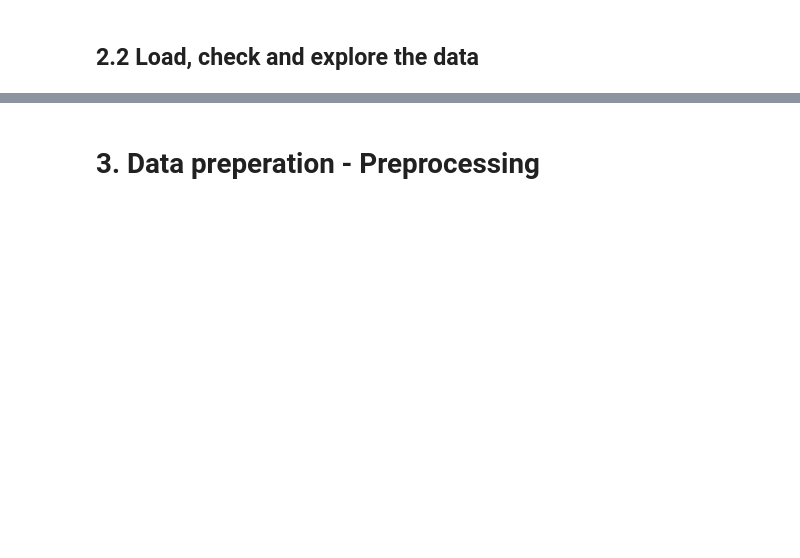
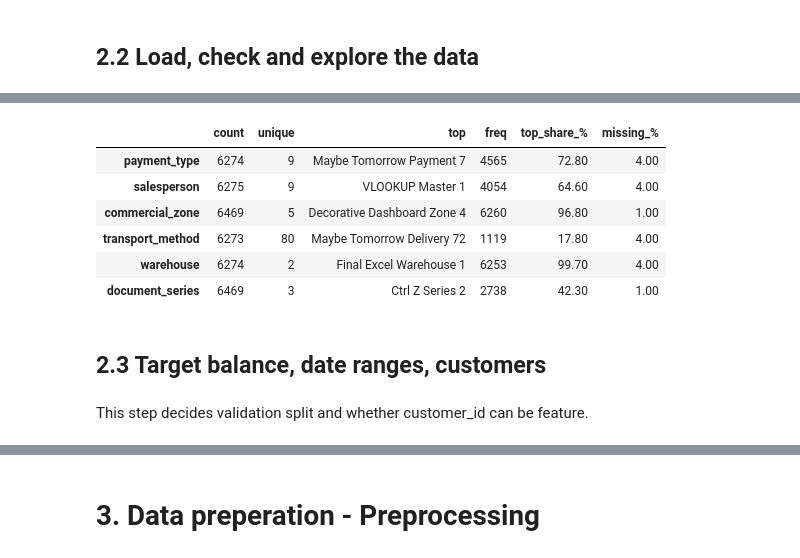
Before and after one commit to EduardoFDuarte/machine_learning_202627, a Jupyter notebook: notebooks/Mark_V1.ipynb, the cells around one changed output, grey strips where cells are left out. Saved outputs shown, nothing was run; the diff lists cells and outputs as text; code cells hidden in the pictures; blank space fills up the shorter version.

```diff
--- a/notebooks/Mark_V1.ipynb
+++ b/notebooks/Mark_V1.ipynb
@@ -65,0 +205,23 @@ clientes = pd.read_csv("../data/clientes.csv")
+# %%
+# count, unique levels, most frequent, top % and missing %
+cat_summary = train[CAT_COLS].describe().T
+
+# Share of the most frequent level among the non-missing rows
+cat_summary["top_share_%"] = (cat_summary["freq"] / cat_summary["count"] * 100).astype(float).round(1)
+
+# Sare of ows where the value is still missing
+cat_summary["missing_%"] = (train[CAT_COLS].isna().mean() *100).round(1)
+
+cat_summary
+# %% [output]
+|  | count | unique | top | freq | top_share_% | missing_% |
+| payment_type | 6274 | 9 | Maybe Tomorrow Payment 7 | 4565 | 72.80 | 4.00 |
+| salesperson | 6275 | 9 | VLOOKUP Master 1 | 4054 | 64.60 | 4.00 |
+| commercial_zone | 6469 | 5 | Decorative Dashboard Zone 4 | 6260 | 96.80 | 1.00 |
+| transport_method | 6273 | 80 | Maybe Tomorrow Delivery 72 | 1119 | 17.80 | 4.00 |
+| warehouse | 6274 | 2 | Final Excel Warehouse 1 | 6253 | 99.70 | 4.00 |
+| document_series | 6469 | 3 | Ctrl Z Series 2 | 2738 | 42.30 | 1.00 |
+# %% [markdown]
+## 2.3 Target balance, date ranges, customers
+# %% [markdown]
+This step decides validation split and whether customer_id can be feature.
```
Also changed, not shown: parts of 44 cells of this notebook.
